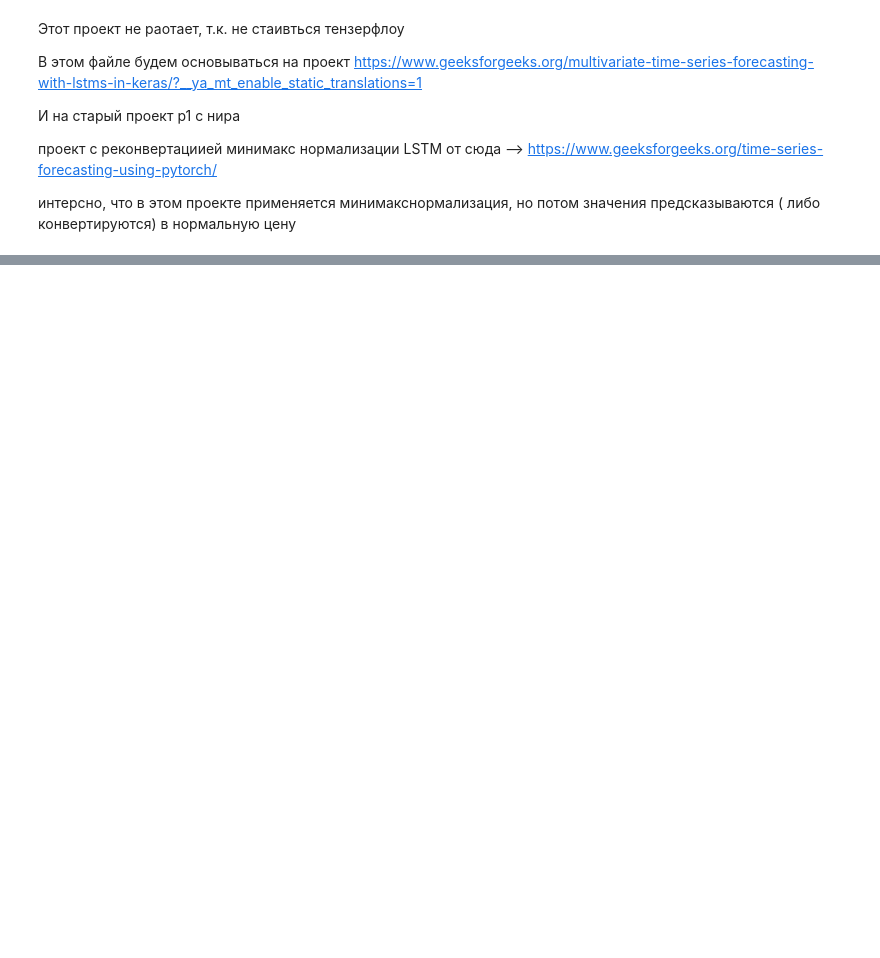
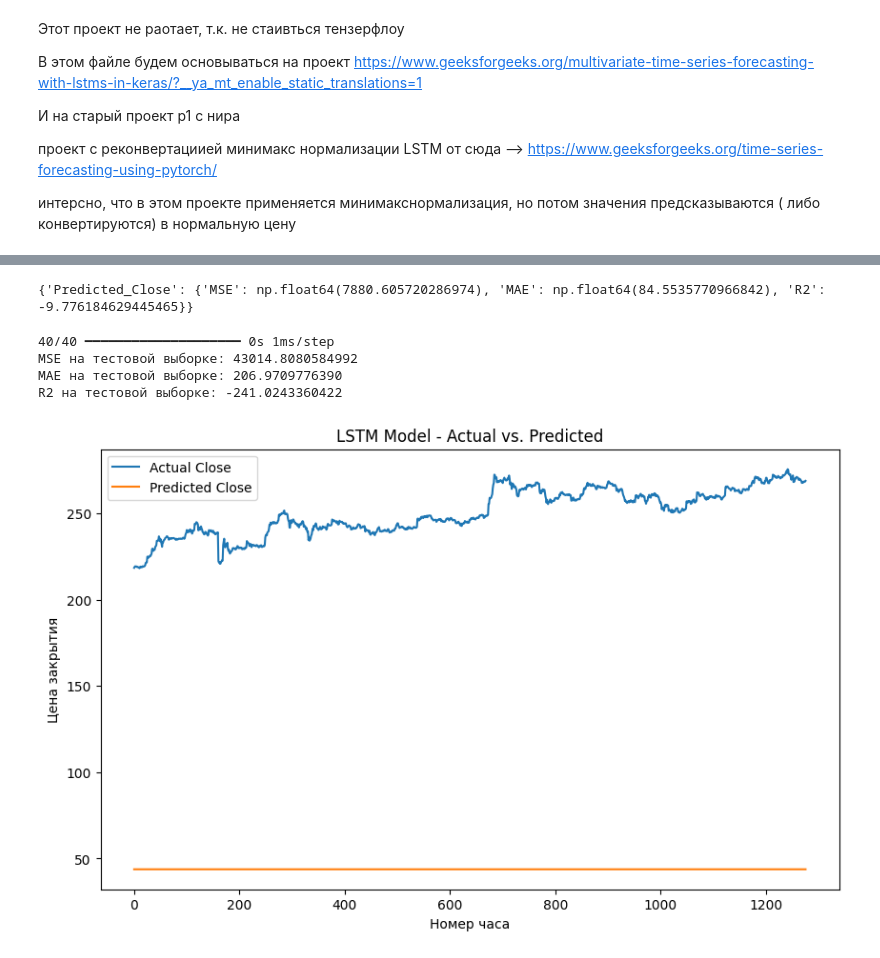
Before and after one commit to CHURA2049/KanNootebook, a Jupyter notebook: LSTM_version1.ipynb, the cells around one changed output, grey strips where cells are left out. Drawn from its saved outputs; the diff is of its cells as text; code cells hidden in the pictures; blank space fills up the shorter version.

Commit message:
tried to make LSTM without MIniMaxScaler at once - unsuccessful

```diff
--- a/LSTM_version1.ipynb
+++ b/LSTM_version1.ipynb
@@ -27,0 +135,7 @@ SyntaxError: unterminated string literal (detected at line 1) (1126765878.py, li
+# %%
+history = multivariate_lstm.fit(X_train, y_train, epochs=50)
+
+# Оценка исходной точности модели
+y_pred = multivariate_lstm.predict(X_test)
+baseline_mse = mean_squared_error(y_test, y_pred)
+print(f"Baseline MSE: {baseline_mse}")
@@ -27,0 +160,61 @@ SyntaxError: unterminated string literal (detected at line 1) (1126765878.py, li
+# %%
+# Model Evaluation  МЕТРИКИ МОДЕЛИ
+def eval(model):
+	return {
+		'MSE': sklearn.metrics.mean_squared_error(d[f'Actual_{model.split("_")[1]}'].to_numpy(), d[model].to_numpy()),
+		'MAE': sklearn.metrics.mean_absolute_error(d[f'Actual_{model.split("_")[1]}'].to_numpy(), d[model].to_numpy()),
+		'R2': sklearn.metrics.r2_score(d[f'Actual_{model.split("_")[1]}'].to_numpy(), d[model].to_numpy())
+	}
+
+result = dict()
+
+for item in ['Predicted_Close']:
+	result[item] = eval(item)
+
+print(result)
+# %% [output]
+{'Predicted_Close': {'MSE': np.float64(7880.605720286974), 'MAE': np.float64(84.5535770966842), 'R2': -9.776184629445465}}
+# %%
+# Начинаем работу с X_final_test Y_final_test
+
+y_pred_final_test = multivariate_lstm.predict(X_final_test) # Предсказываем значения
+from sklearn.metrics import mean_absolute_error
+from sklearn.metrics import r2_score
+
+#  Добавляем метрики на основе фактических значений y_final_test и предсказанных значений y_pred_final_test:
+mse_final_test = mean_squared_error(y_final_test, y_pred_final_test)
+mae_final_test = mean_absolute_error(y_final_test, y_pred_final_test)
+r2_final_test = r2_score(y_final_test, y_pred_final_test)
+
+print(f"MSE на тестовой выборке: {mse_final_test:.10f}")
+print(f"MAE на тестовой выборке: {mae_final_test:.10f}")
+print(f"R2 на тестовой выборке: {r2_final_test:.10f}")
+
+
+# оздайте DataFrame для хранения фактических и предсказанных значений:
+
+d_final_test = pd.DataFrame({
+	'Actual_Open': y_final_test[:, 0],
+	'Actual_Close': y_final_test[:, 1],
+	'Predicted_Open': y_pred_final_test[:, 0],
+	'Predicted_Close': y_pred_final_test[:, 1]
+})
+# %% [output]
+40/40 ━━━━━━━━━━━━━━━━━━━━ 0s 1ms/step
+MSE на тестовой выборке: 43014.8080584992
+MAE на тестовой выборке: 206.9709776390
+R2 на тестовой выборке: -241.0243360422
+# %%
+# Рисуем график фактических и предсказанных значений:
+plt.figure(figsize=(10, 6))
+
+plt.plot(d_final_test['Actual_Close'], label='Actual Close')
+plt.plot(d_final_test['Predicted_Close'], label='Predicted Close')
+
+plt.title('LSTM Model - Actual vs. Predicted')
+plt.xlabel('Номер часа')
+plt.ylabel('Цена закрытия')
+plt.legend()
+plt.show()
+# %% [output]
+[figure, added]
```
Also changed, not shown: parts of 9 cells of this notebook.
